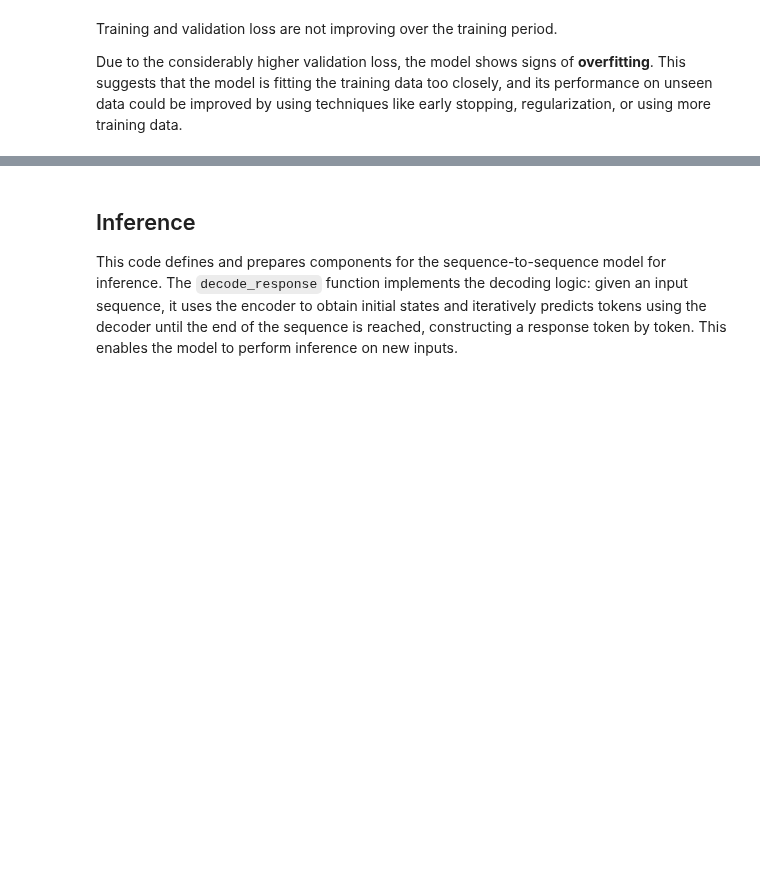
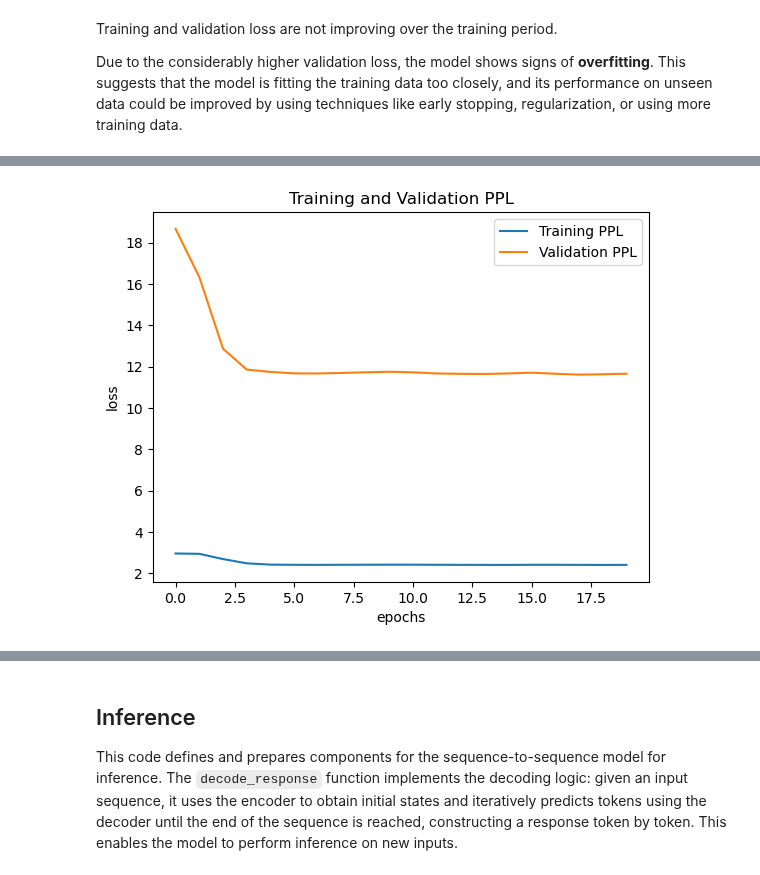
Before and after one commit to SudoStar/mental-health-chatbot, a Jupyter notebook: Seq2seq_MentalHealthDataset.ipynb, the cells around one changed output, grey strips where cells are left out. Saved outputs shown, nothing was run; the diff lists cells and outputs as text; code cells hidden in the pictures; blank space fills up the shorter version.

```diff
--- a/Seq2seq_MentalHealthDataset.ipynb
+++ b/Seq2seq_MentalHealthDataset.ipynb
@@ -595,14 +617,16 @@ plt.show()
 # %%
 train_perplexity = np.exp(history1.history['loss'])
 val_perplexity = np.exp(history1.history['val_loss'])
 
-plt.plot(loss, label='Training PPL')
-plt.plot(val_loss, label='Validation PPL')
+plt.plot(train_perplexity, label='Training PPL')
+plt.plot(val_perplexity, label='Validation PPL')
 plt.legend(loc='upper right')
 plt.title('Training and Validation PPL')
 plt.xlabel("epochs")
 plt.ylabel("loss")
 plt.show()
+# %% [output]
+[figure, added]
 # %%
 # Evaluate the model on test data
 test_loss = training_model.evaluate(
```
Also changed, not shown: parts of 7 cells of this notebook.
